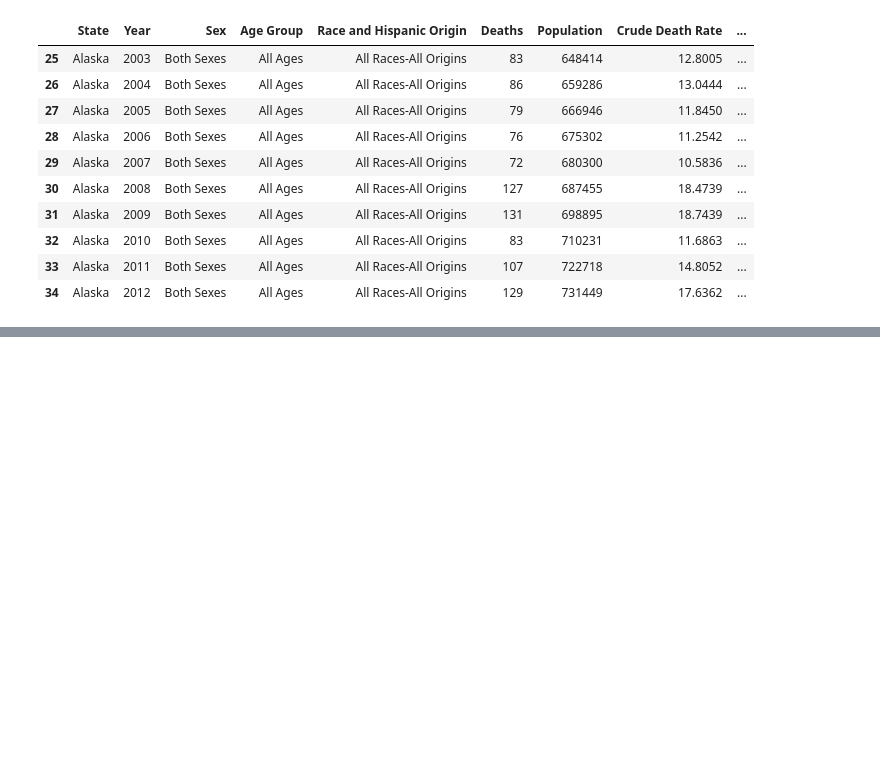
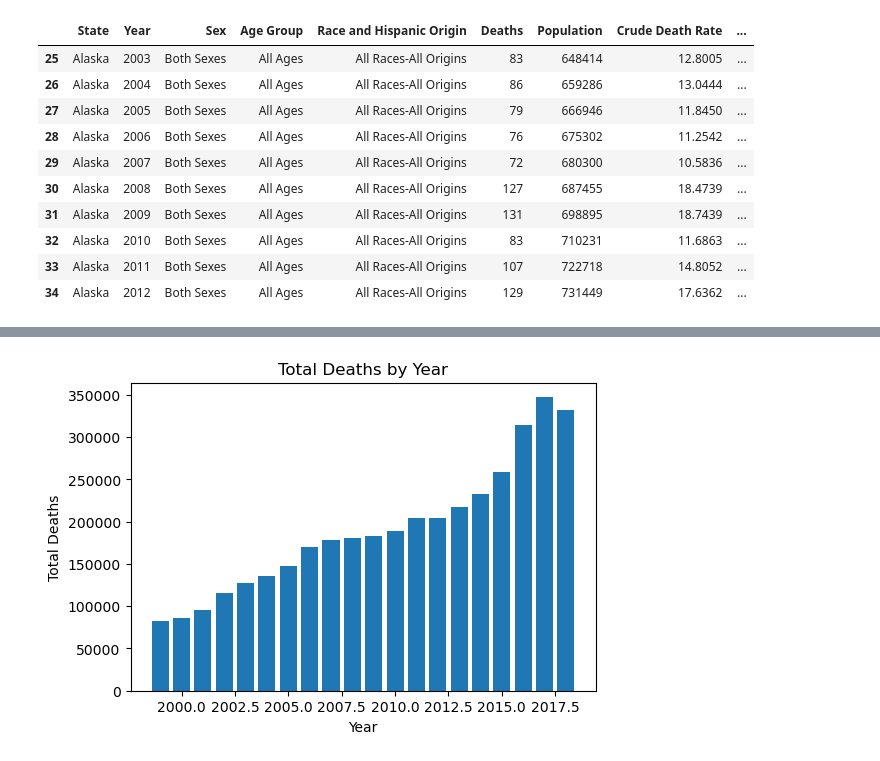
Before and after one commit to LEV040705/IA-340-Repository, a Jupyter notebook: lab2.ipynb, the cells around one changed output, grey strips where cells are left out. Drawn from its saved outputs; the diff is of its cells as text; code cells hidden in the pictures; blank space fills up the shorter version.

```diff
--- a/lab2.ipynb
+++ b/lab2.ipynb
@@ -154,0 +159,7 @@ df.describe()
+# %%
+summary = df.groupby('Year')['Deaths'].agg(
+    Total_Deaths='sum',
+    Average_Deaths='mean'
+).reset_index()
+
+print(summary)
@@ -154,0 +184,11 @@ df.describe()
+# %%
+import matplotlib.pyplot as plt
+
+plt.figure(figsize=(6,4))
+plt.bar(summary['Year'], summary['Total_Deaths'])
+plt.title('Total Deaths by Year')
+plt.xlabel('Year')
+plt.ylabel('Total Deaths')
+plt.show()
+# %% [output]
+[figure, added]
```
Also changed, not shown: parts of 6 cells of this notebook.
